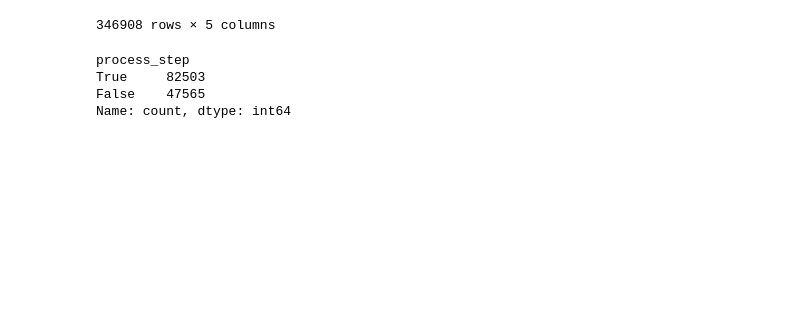
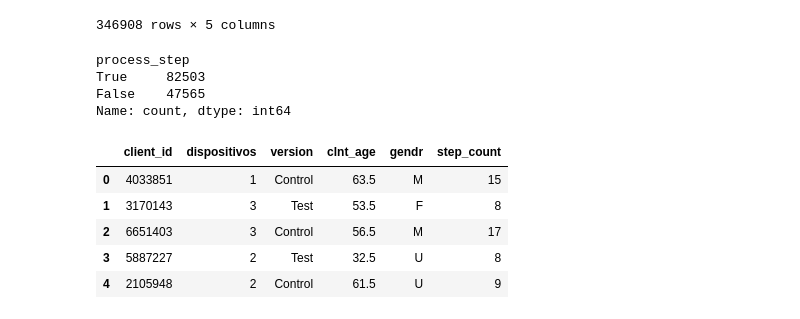
Before and after one commit to GemaVNZ/vanguard-ab-test, a Jupyter notebook: 00_PREVIO/start_vanguard.ipynb, the cells around one changed output. Saved outputs shown, nothing was run; the diff lists cells and outputs as text; code cells hidden in the pictures; blank space fills up the shorter version.

```diff
--- a/00_PREVIO/start_vanguard.ipynb
+++ b/00_PREVIO/start_vanguard.ipynb
@@ -94,0 +129,9 @@ Name: count, dtype: int64
+# %%
+final_table.head()
+# %% [output]
+|  | client_id | dispositivos | version | clnt_age | gendr | step_count |
+| 0 | 4033851 | 1 | Control | 63.5 | M | 15 |
+| 1 | 3170143 | 3 | Test | 53.5 | F | 8 |
+| 2 | 6651403 | 3 | Control | 56.5 | M | 17 |
+| 3 | 5887227 | 2 | Test | 32.5 | U | 8 |
+| 4 | 2105948 | 2 | Control | 61.5 | U | 9 |
```
Also changed, not shown: parts of 13 cells of this notebook.
